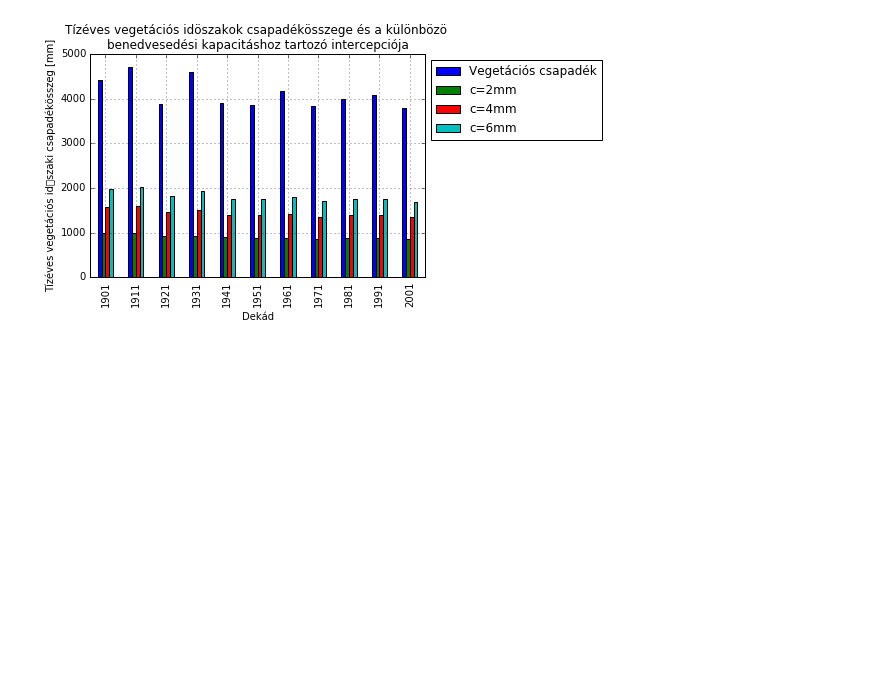
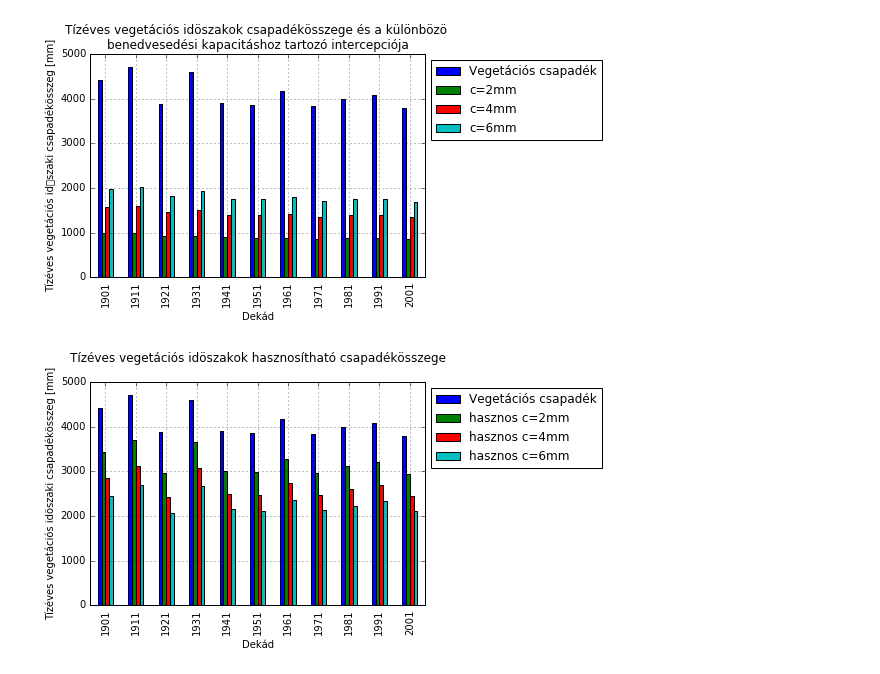
Before and after one commit to jsheperd/forest_water, a Jupyter notebook: interception.ipynb, the cells around one changed output. Saved outputs shown, nothing was run; the diff lists cells and outputs as text; code cells hidden in the pictures; blank space fills up the shorter version.

```diff
--- a/interception.ipynb
+++ b/interception.ipynb
@@ -188,6 +186,14 @@ szo_daily['c2'] = map(makeInterceptor(2.0), szo_daily['d_rs'])
 szo_daily['c4'] = map(makeInterceptor(4.0), szo_daily['d_rs'])
 szo_daily['c6'] = map(makeInterceptor(6.0), szo_daily['d_rs'])
 
+# hasznosítható csapadék
+szo_daily['h2'] = szo_daily['d_rs'] - szo_daily['c2']
+szo_daily['h4'] = szo_daily['d_rs'] - szo_daily['c4']
+szo_daily['h6'] = szo_daily['d_rs'] - szo_daily['c6']
+
+
+
+
 szo_daily['Year'] = map(lambda d: d.year, szo_daily['#datum'])
 szo_daily['Decad'] = map(lambda d: 1+((d.year-1)/10)*10, szo_daily['#datum'])
 
@@ -214,3 +220,13 @@ plt.legend(loc="upper left", bbox_to_anchor=(1,1), labels=[u'Vegetációs csapad
 plt.grid(True)
 # %% [output]
 [figure]
+# %%
+#Csak a vegetációs időszak
+szo_daily[szo_daily['Vegetation']].groupby(['Decad'])['d_rs', 'h2', 'h4', 'h6'].sum().plot(kind='bar')
+plt.title(u'Tízéves vegetációs idöszakok hasznosítható csapadékösszege\n ')
+plt.xlabel(u'Dekád')
+plt.ylabel(u'Tízéves vegetációs idöszaki csapadékösszeg [mm]')
+plt.legend(loc="upper left", bbox_to_anchor=(1,1), labels=[u'Vegetációs csapadék', 'hasznos c=2mm', 'hasznos c=4mm', 'hasznos c=6mm'])
+plt.grid(True)
+# %% [output]
+[figure, added]
```
Also changed, not shown: parts of 1 cell of this notebook.
